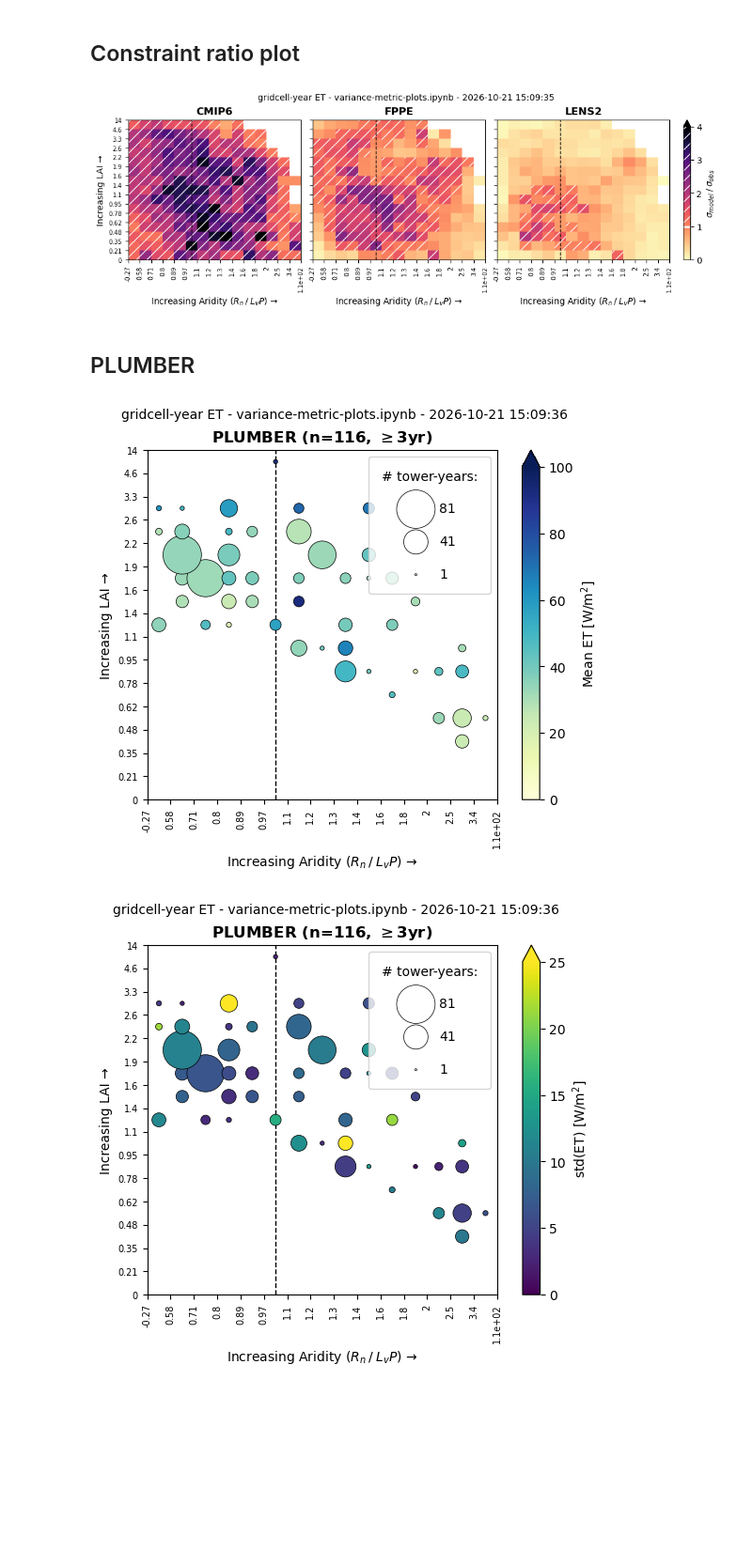
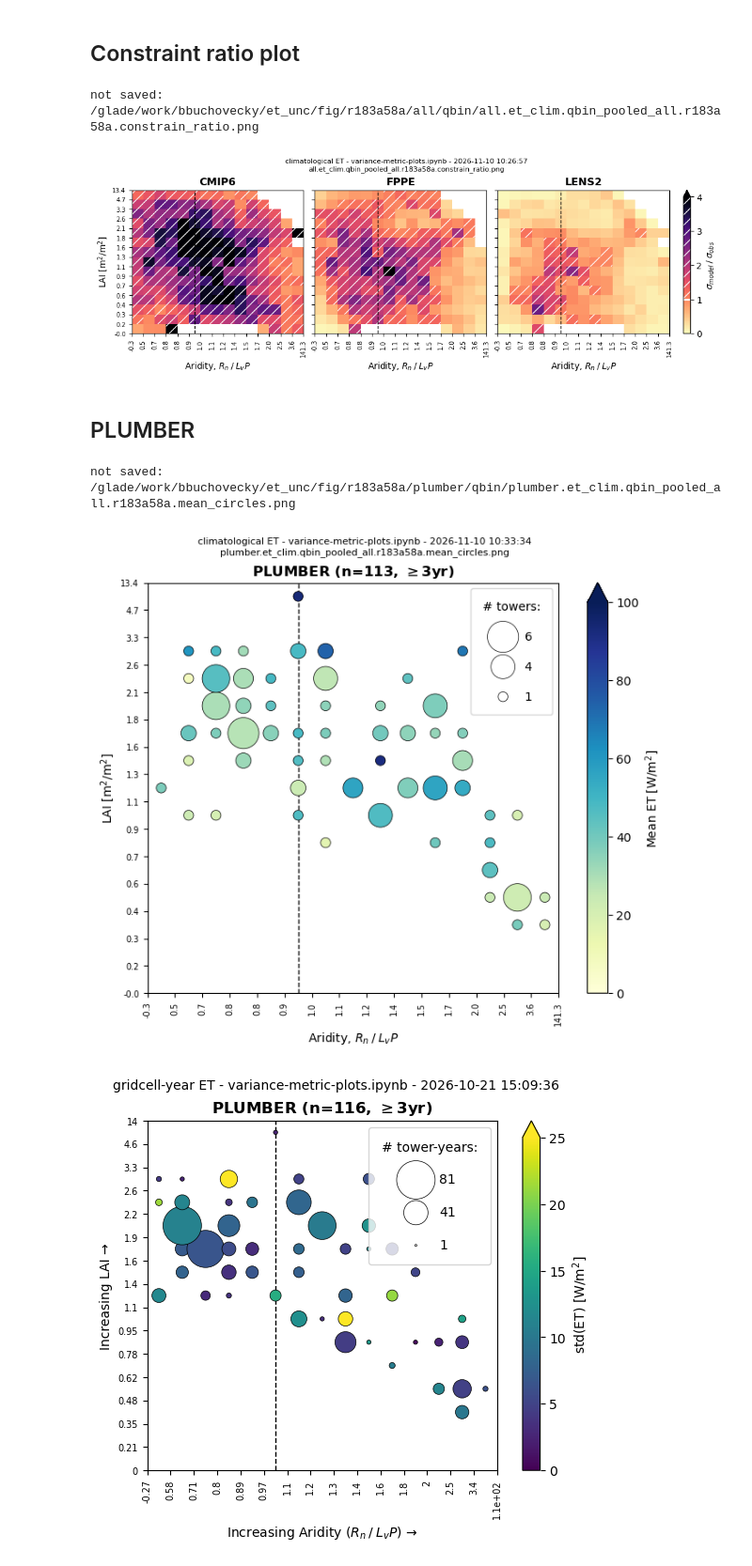
Before and after one commit to bbuchovecky/et_unc, a Jupyter notebook: notebooks/variance-metric-plots.ipynb, the cells around one changed output. Shown at 94% size. Cells and saved outputs as stored; diff of their text form; code cells hidden in the pictures; blank space fills up the shorter version.

```diff
--- a/notebooks/variance-metric-plots.ipynb
+++ b/notebooks/variance-metric-plots.ipynb
@@ -38,9 +30,10 @@ def finish(fig, fout, dpi=cfg.DPI, to_save=TO_SAVE):
 # %%
 FAMILIES = list(cfg.FAMILIES) + ["plumber"]
 ET_CLIM = True
+
 # Run whose outputs are read: its RUN_ID (config/runs.csv)
-# r804f517: the defaults of config/pipeline.yml (2001-2014, 1 deg, 15 x 15 bins, unweighted)
-RUN_ID = "r804f517"
+# r183a58a: the defaults of config/pipeline.yml (2001-2014, 1 deg, 15 x 15 bins, unweighted)
+RUN_ID = "r183a58a"
 TAG = f"qbin_pooled_all.{RUN_ID}"
 
 def qbin_dir(root, fam):
@@ -318,7 +311,8 @@ cb.ax.axhspan(
 fout = qbin_dir(cfg.FIG_ROOT, "all") / f"all.et{'_clim' if ET_CLIM else ''}.{TAG}.constrain_ratio.png"
 finish(fig, fout)
 # %% [output]
+not saved: /glade/work/bbuchovecky/et_unc/fig/r183a58a/all/qbin/all.et_clim.qbin_pooled_all.r183a58a.constrain_ratio.png
-[figure, old version]
+[figure, new version]
 # %% [markdown]
 ## PLUMBER
 # %%
@@ -332,42 +326,43 @@ y_idx, x_idx = np.nonzero((plum_count > 0) & np.isfinite(plum_mean))  # (y_bin,
 r_max = 150  # radius [pt] of the fullest bin (about half a bin width)
 def radius_to_size(n):
     # scatter's s is the marker area [pt^2], so s = r^2 makes the radius proportional to n
-    return ((r_max * n + 5) / plum_count.max()) ** 1.35
+    return ((r_max * n + 5) / plum_count.max()) ** 1.3
 
-fig, ax = plt.subplots(figsize=(5.5, 5), layout="constrained")
+fig, ax = plt.subplots(figsize=(7, 6), layout="constrained")
 sc = ax.scatter(
     x_idx, y_idx, s=radius_to_size(plum_count[y_idx, x_idx]), c=plum_mean[y_idx, x_idx],
     cmap="YlGnBu", vmin=0, vmax=100, edgecolor="k", linewidth=0.5, zorder=3,
 )
 fig.colorbar(sc, ax=ax, label="Mean ET [W/m$^2$]", extend="max", fraction=0.05)
 
 # Size legend, in the empty high-LAI, arid corner
 n_unit = "towers" if ET_CLIM else "tower-years"
 n_ref = np.unique(np.linspace(1, plum_count.max(), 3).round().astype(int))[::-1]
 handles = [ax.scatter([], [], s=radius_to_size(n), facecolor="none", edgecolor="k", linewidth=0.5) for n in n_ref]
 ax.legend(handles, [f"{n:d}" for n in n_ref], title=f"# {n_unit}:", loc="upper right", labelspacing=1.5, borderpad=1, fontsize=10, frameon=True)
 
 budyko_one = pool_all["plumber"].x_bin.sel(x_bin_center=1, method="nearest")
 ax.axvline(budyko_one, ls="--", c="k", lw=1)
 ax.set_xlim(-0.5, cfg.N_XBINS - 0.5)
 ax.set_ylim(-0.5, cfg.N_YBINS - 0.5)
 ax.set_aspect("equal")
 set_edge_ticks(ax, plum, "{:.1f}")
 ax.set_xticks(np.arange(-0.5, 15), minor=True)
 ax.set_yticks(np.arange(-0.5, 15), minor=True)
 ax.grid(which="minor", c="0.9", lw=0.5)
 ax.tick_params(which="minor", length=0)
 ax.set_xlabel(XLABEL)
 ax.set_ylabel(YLABEL)
 ax.set_title(
     f"PLUMBER (n={pool_all['plumber'].et.attrs['n_towers']:d}, $\\geq$3yr)",
     fontsize=12, fontweight="bold",
 )
 
 fout = qbin_dir(cfg.FIG_ROOT, "plumber") / f"plumber.et{'_clim' if ET_CLIM else ''}.{TAG}.mean_circles.png"
 finish(fig, fout)
 # %% [output]
+not saved: /glade/work/bbuchovecky/et_unc/fig/r183a58a/plumber/qbin/plumber.et_clim.qbin_pooled_all.r183a58a.mean_circles.png
-[figure, old version]
+[figure, new version]
 # %%
 ## PLUMBER binned ET as circles: color is the mean ET, radius is proportional to the number of samples
 # in the bin (towers when ET_CLIM, tower-years otherwise); empty bins are not drawn
```
Also changed, not shown: parts of 11 cells of this notebook, 1 other file.
